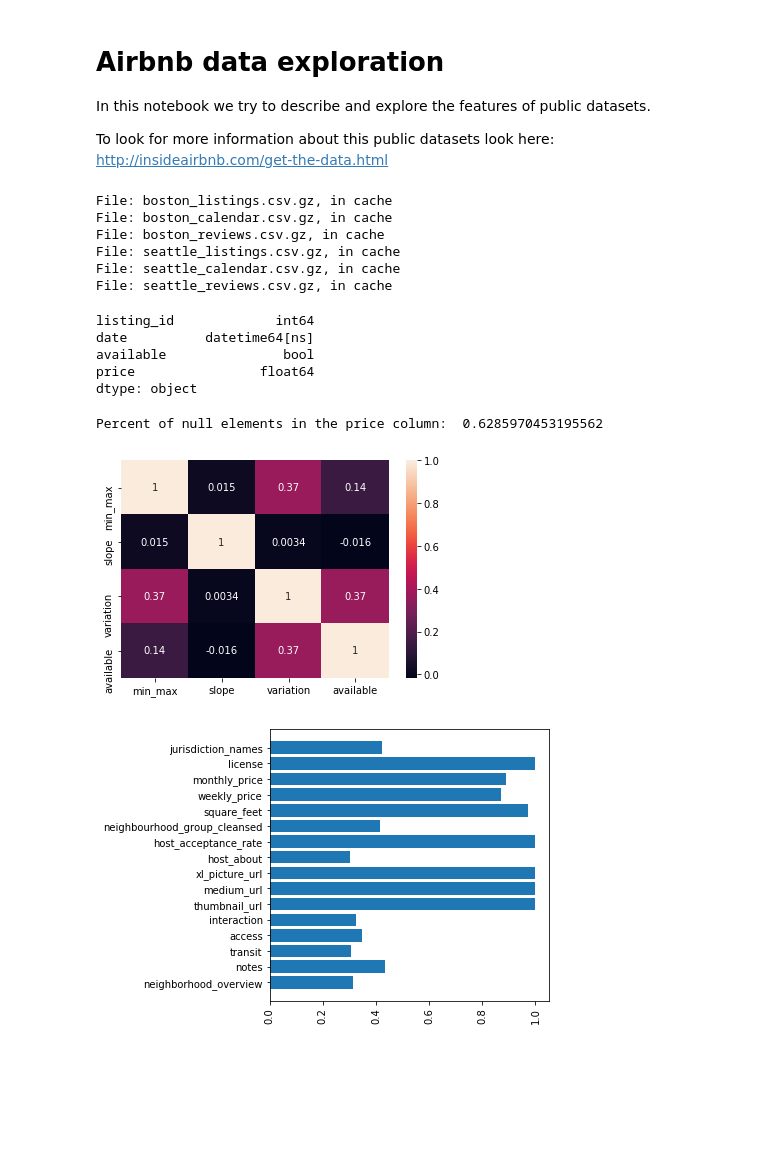
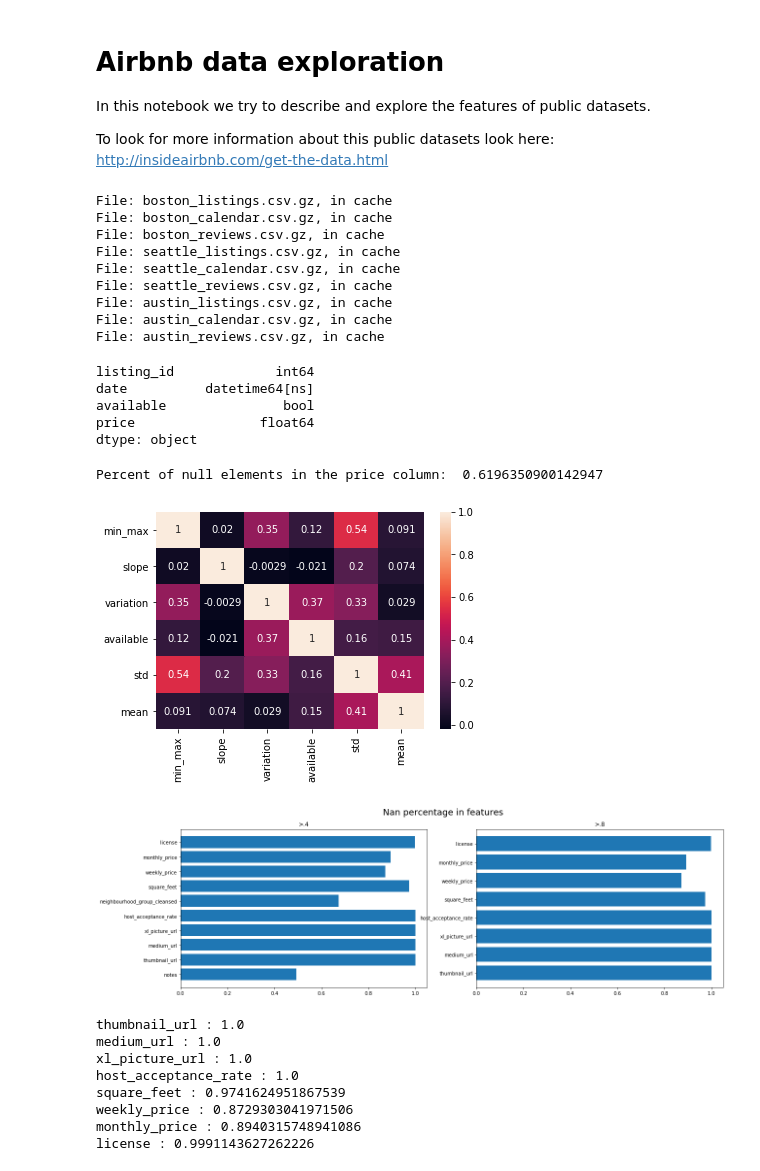
Before and after one commit to javierivanov/airbnbDSND, a Jupyter notebook: AirbnbDataExploration.ipynb, the cells around one changed output. Drawn from its saved outputs; the diff is of its cells as text; code cells hidden in the pictures; blank space fills up the shorter version.

Commit message:
added listings

```diff
--- a/AirbnbDataExploration.ipynb
+++ b/AirbnbDataExploration.ipynb
@@ -27,9 +28,17 @@ datasets_urls_seattle = [
     'http://data.insideairbnb.com/united-states/wa/seattle/2018-08-16/data/calendar.csv.gz',
     'http://data.insideairbnb.com/united-states/wa/seattle/2018-08-16/data/reviews.csv.gz'
 ]
+datasets_urls_austin = [
+    'http://data.insideairbnb.com/united-states/tx/austin/2018-08-14/data/listings.csv.gz',
+    'http://data.insideairbnb.com/united-states/tx/austin/2018-08-14/data/calendar.csv.gz',
+    'http://data.insideairbnb.com/united-states/tx/austin/2018-08-14/data/reviews.csv.gz'
+]
 
 download_datasets(datasets_urls_boston, 'boston_')
 download_datasets(datasets_urls_seattle, 'seattle_')
+download_datasets(datasets_urls_austin, 'austin_')
+
+datasets_cities = ['seattle', 'boston', 'austin']
 # %% [output]
 File: boston_listings.csv.gz, in cache
 File: boston_calendar.csv.gz, in cache
@@ -37,5 +46,8 @@ File: boston_reviews.csv.gz, in cache
 File: seattle_listings.csv.gz, in cache
 File: seattle_calendar.csv.gz, in cache
 File: seattle_reviews.csv.gz, in cache
+File: austin_listings.csv.gz, in cache
+File: austin_calendar.csv.gz, in cache
+File: austin_reviews.csv.gz, in cache
 # %%
 #Reading files
@@ -71,7 +83,7 @@ null_percent_price = calendar.price.isnull().sum() / (calendar.price.shape[0])
 
 print("Percent of null elements in the price column: ", null_percent_price)
 # %% [output]
-Percent of null elements in the price column:  0.6285970453195562
+Percent of null elements in the price column:  0.6196350900142947
 # %%
 #Computing scalers.
 min_date = calendar.date.min()
@@ -144,30 +164,60 @@ min_max.name = "min_max"
 slope.name ="slope"
 variation.name = "variation"
 available.name = "available"
+std.name = "std"
+mean.name = "mean"
 
-
-
-combined_metrics = pd.concat([min_max, slope, variation, available], axis=1)
+combined_metrics = pd.concat([min_max, slope, variation, available, std, mean], axis=1)
+scaler = MinMaxScaler()
+combined_metrics = combined_metrics.dropna()
+combined_metrics[combined_metrics.columns] = scaler.fit_transform(combined_metrics[combined_metrics.columns])
 corr_matrix = combined_metrics.corr()
-
+combined_metrics = combined_metrics.drop(['std', 'min_max', 'variation', 'slope', 'available'], axis=1)
 sns.heatmap(corr_matrix, annot=True);
 # %% [output]
-[figure, old version]
+[figure, new version]
 # %%
 #Getting null % for each feature
 
-plt.figure(1, figsize=(5, 5))
-plt.xticks(rotation='vertical')
 total_size = listings.shape[0]
 
-labels_ = []
-values_ = []
+labels_ = [[],[]]
+values_ = [[],[]]
+
+
 for feature in listings:
     nulls_percentage = listings[feature].isna().sum()/total_size
-    if nulls_percentage > .3:
-        labels_ += [feature]
-        values_ += [nulls_percentage]
-plt.barh(labels_, values_)
+    if nulls_percentage > .4:
+        labels_[0] += [feature]
+        values_[0] += [nulls_percentage]
+    if nulls_percentage > .8:
+        labels_[1] += [feature]
+        values_[1] += [nulls_percentage]
+
+
+
+
+plt.figure(1, figsize=(20, 6))
+plt.suptitle('Nan percentage in features', fontsize=18)
+plt.xticks(rotation='vertical')
+plt.subplot(121)
+plt.title('>.4')
+plt.barh(labels_[0], values_[0])
+plt.subplot(122)
+plt.title('>.8')
+plt.barh(labels_[1], values_[1])
 plt.show();
 # %% [output]
-[figure, old version]
+[figure, new version]
+# %%
+[print(labels_[1][i], ":", values_[1][i]) for i in range(len(values_[1]))];
+listings_dropna = listings.drop(labels_[1], axis=1)
+# %% [output]
+thumbnail_url : 1.0
+medium_url : 1.0
+xl_picture_url : 1.0
+host_acceptance_rate : 1.0
+square_feet : 0.9741624951867539
+weekly_price : 0.8729303041971506
+monthly_price : 0.8940315748941086
+license : 0.9991143627262226
```
Also changed, not shown: parts of 10 cells of this notebook.
